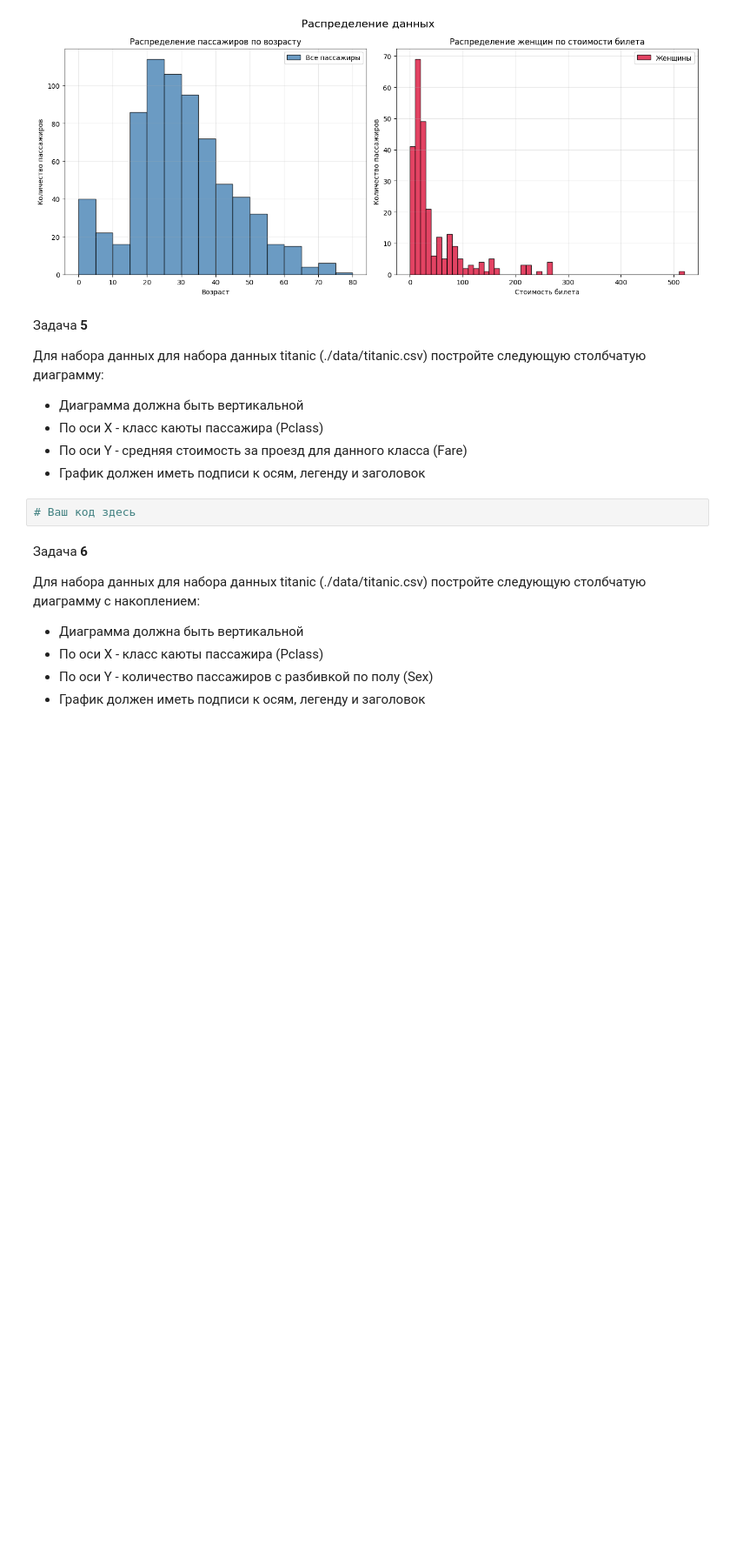
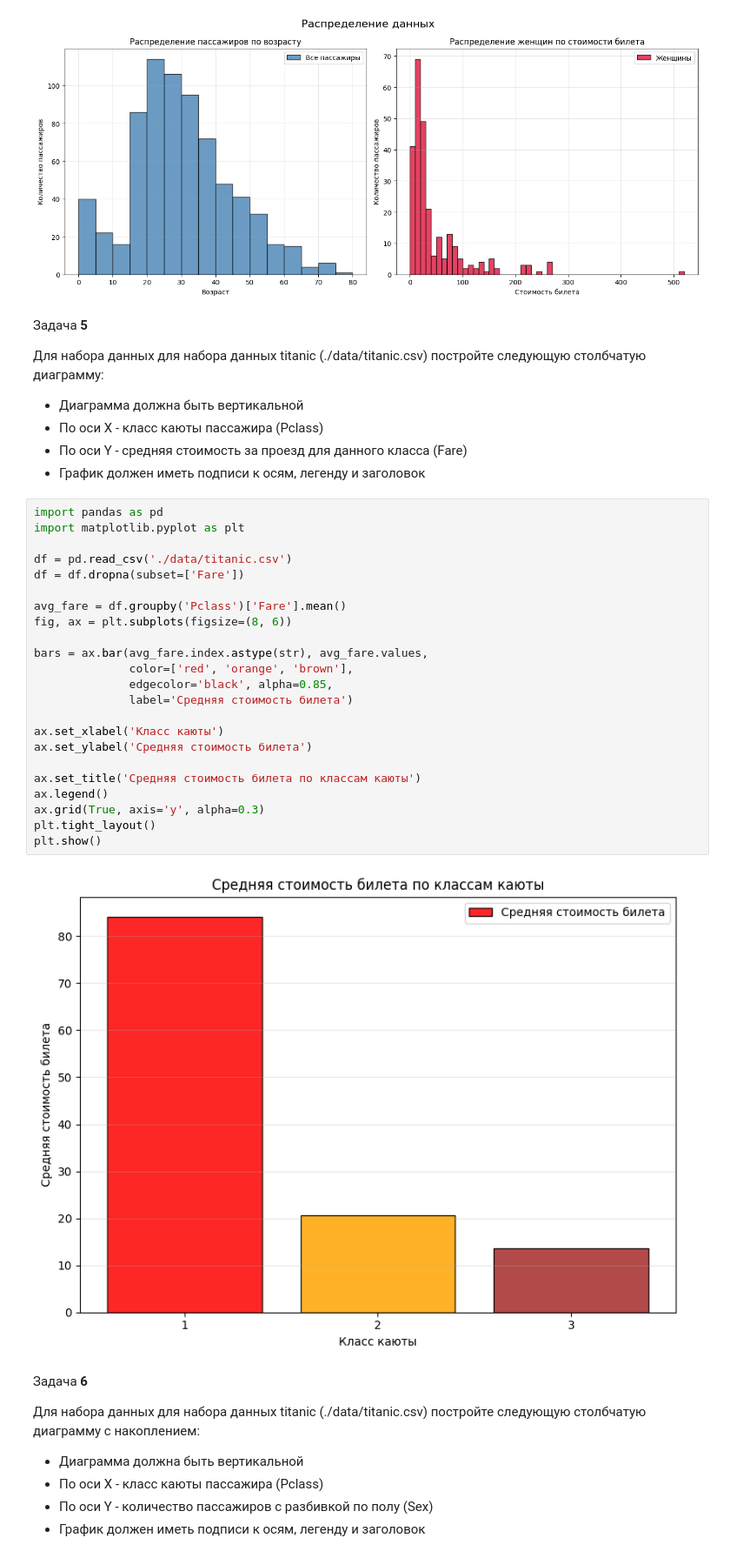
Before and after one commit to Daniil-Rybin/dap-2024, a Jupyter notebook: les05/lab.ipynb, the cells around one changed output. Shown at 87% size. Drawn from its saved outputs; the diff is of its cells as text; blank space fills up the shorter version.

```diff
--- a/les05/lab.ipynb
+++ b/les05/lab.ipynb
@@ -197,8 +198,31 @@ plt.show()
 * По оси X - класс каюты пассажира (Pclass)
 * По оси Y - средняя стоимость за проезд для данного класса (Fare)
 * График должен иметь подписи к осям, легенду и заголовок
-# %%
-# Ваш код здесь
+# %%
+import pandas as pd
+import matplotlib.pyplot as plt
+
+df = pd.read_csv('./data/titanic.csv')
+df = df.dropna(subset=['Fare'])
+
+avg_fare = df.groupby('Pclass')['Fare'].mean()
+fig, ax = plt.subplots(figsize=(8, 6))
+
+bars = ax.bar(avg_fare.index.astype(str), avg_fare.values,
+              color=['red', 'orange', 'brown'],
+              edgecolor='black', alpha=0.85,
+              label='Средняя стоимость билета')
+
+ax.set_xlabel('Класс каюты')
+ax.set_ylabel('Средняя стоимость билета')
+
+ax.set_title('Средняя стоимость билета по классам каюты')
+ax.legend()
+ax.grid(True, axis='y', alpha=0.3)
+plt.tight_layout()
+plt.show()
+# %% [output]
+[figure, added]
 # %% [markdown]
 Задача **6**
 
```
Also changed, not shown: parts of 7 cells of this notebook.
